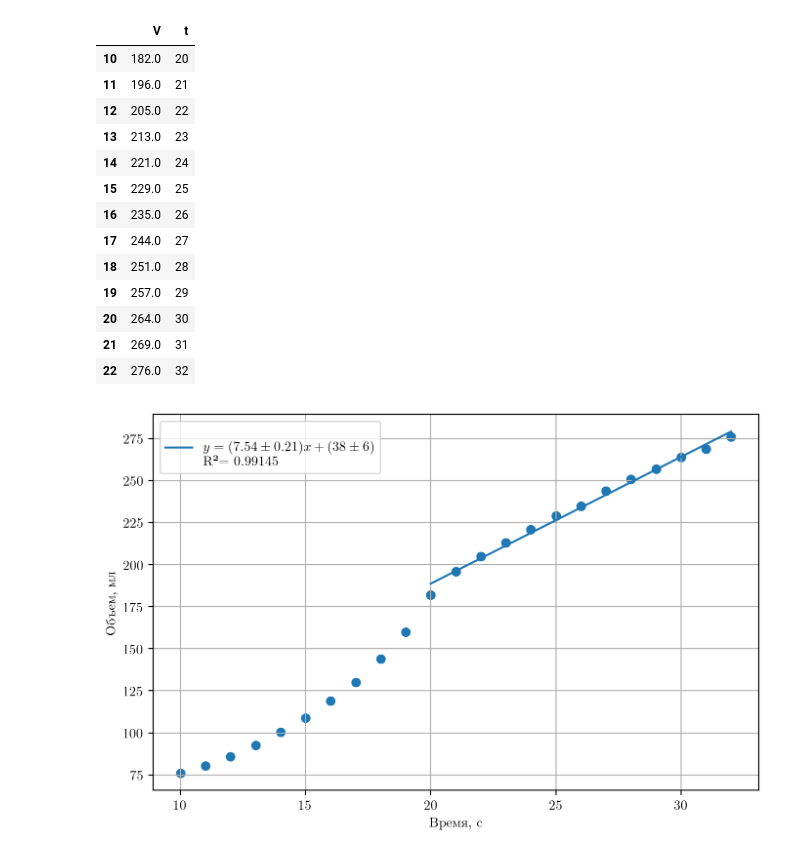
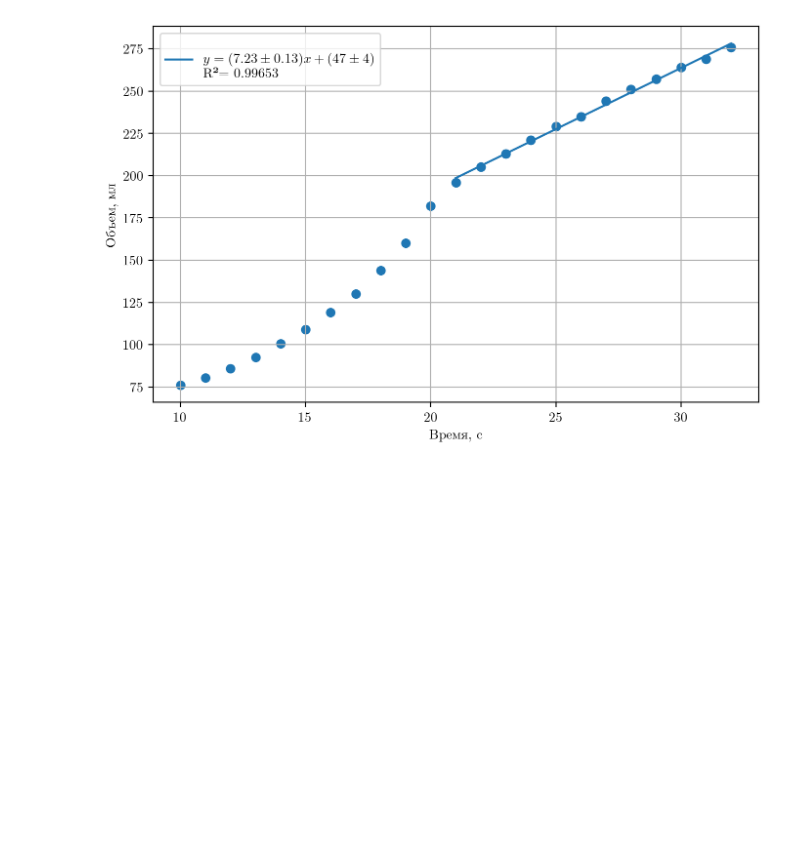
Before and after one commit to yaroslavsavateykin/notebooks, a Jupyter notebook: physha/prak5/prak5.ipynb, the cells around one changed output. Saved outputs shown, nothing was run; the diff lists cells and outputs as text; code cells hidden in the pictures; blank space fills up the shorter version.

Commit message:
prak5

```diff
--- a/physha/prak5/prak5.ipynb
+++ b/physha/prak5/prak5.ipynb
@@ -21,46 +21,33 @@ fig, axes = plt.subplots(1,1, figsize = (8,5), dpi = 200)
 
 axes = [axes]
 
 axes[0].scatter(df.t, df.V)
 
-slice1 = slice(10,len(df))
+slice1 = slice(11,len(df))
 df2 = df.iloc[slice1]
 reg = UncRegression(df2.t, df2.V)
 
 UncRegression.latex_style(True)
 reg.plot(ax=axes[0])
 axes[0].set_xlabel("Время, с")
 axes[0].set_ylabel("Объем, мл")
 
 
+df.to_csv("prak5.csv")
 #delta_V = 1
 #df2["V2"] = reg.predict_with_uncertainty(df2.t + 1)
 #reg2= UncRegression(df2.V, df2.V2)
 #reg2.plot(ax=axes[1])
 #axes[1].set_ylabel("$V(t+\\Delta t)$, мл")
 #axes[1].set_xlabel("$V(t)$, мл")
 
 
 
 #reg2= UncRegression(df2.V.iloc[1:], df2.V.iloc[:-1])
 #reg2.plot(ax=axes[1])
 #axes[1].set_ylabel("$V(t+\\Delta t)$, мл")
 #axes[1].set_xlabel("$V(t)$, мл")
 
 #df2
 # %% [output]
-|  | V | t |
-| 10 | 182.0 | 20 |
-| 11 | 196.0 | 21 |
-| 12 | 205.0 | 22 |
-| 13 | 213.0 | 23 |
-| 14 | 221.0 | 24 |
-| 15 | 229.0 | 25 |
-| 16 | 235.0 | 26 |
-| 17 | 244.0 | 27 |
-| 18 | 251.0 | 28 |
-| 19 | 257.0 | 29 |
-| 20 | 264.0 | 30 |
-| 21 | 269.0 | 31 |
-| 22 | 276.0 | 32 |
-[figure, old version]
+[figure, new version]
```
Also changed, not shown: 1 other file.
